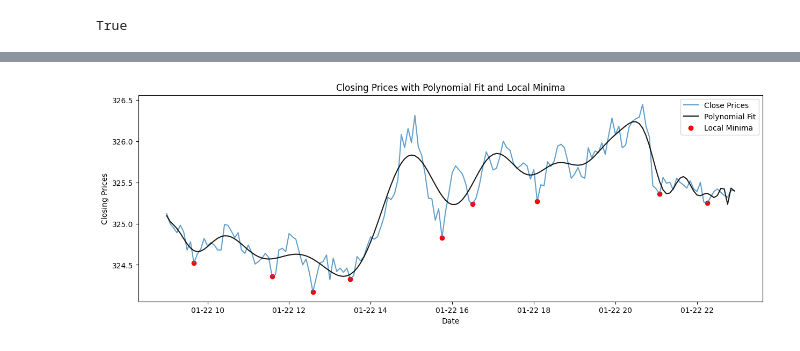
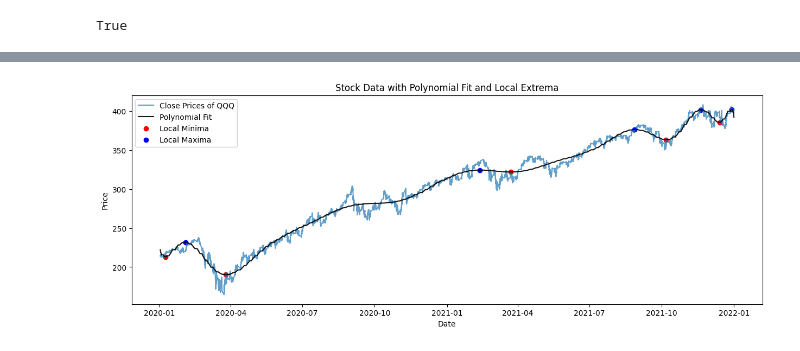
Before and after one commit to dahmadi/TheTrendIsYourFriend, a Jupyter notebook: TrendIsYourFriend.ipynb, the cells around one changed output, grey strips where cells are left out. Saved outputs shown, nothing was run; the diff lists cells and outputs as text; code cells hidden in the pictures.

```diff
--- a/TrendIsYourFriend.ipynb
+++ b/TrendIsYourFriend.ipynb
@@ -99,0 +43,17 @@ updated_ticker_data.index = pd.to_datetime(updated_ticker_data.index)
+# %%
+# Parameters for Stock Data from Alpacas
+# Establish time frame (5 minute)
+
+time_frame = "5min"
+
+# Identify what stock symbol is trading
+
+stock_symbol = "QQQ"
+
+# Identify what start date to begin data analysis
+
+start_date = pd.Timestamp("2020-01-01", tz="America/New_York").isoformat()
+
+# Identify what end date to finalize data analysis
+
+end_date = pd.Timestamp("2022-01-01", tz="America/New_York").isoformat()
@@ -100,30 +189,36 @@ updated_ticker_data.index = pd.to_datetime(updated_ticker_data.index)
 # %%
-# Plot the stock data, polynomial fit, and local minima
+# Plot data
+# Plot the stock data and identified minima
+
 plt.figure(figsize=(15, 5))
+plt.plot(stock_data.index, stock_data["close"], label='Close Prices of QQQ', alpha=0.7)
 
-# Plot the close prices
-min_length = min(len(updated_ticker_data.index), len(updated_ticker_data['close']))
-plt.plot(updated_ticker_data.index[:min_length], updated_ticker_data['close'][:min_length], label='Close Prices', alpha=0.7)
+# # Plot polynomial fit
 
-# Polynomial fit
+min_length = len(stock_data.index)
 x_data = np.arange(min_length)
-polynomial_degree = 100  # Adjust as needed
-polynomial_coefficients = np.polyfit(x_data, updated_ticker_data['close'][:min_length], polynomial_degree)
-y_polynomial = np.polyval(polynomial_coefficients, x_data)
+polynomial_coefficients_close = np.polyfit(x_data, stock_data['close'][:min_length], polynomial_degree)
+y_polynomial_close = np.polyval(polynomial_coefficients_close, x_data)
+local_poly_minima = argrelextrema(y_polynomial_close, np.less, order=5)[0]
+local_poly_maxima = argrelextrema(y_polynomial_close, np.greater, order=5)[0]
 
-# Plot the polynomial fit
-plt.plot(updated_ticker_data.index[:min_length], y_polynomial, '-', markersize=1.0, color='black', alpha=0.9, label='Polynomial Fit')
 
-# Find local minima indices using scipy's argrelextrema
-minima_indices = argrelextrema(updated_ticker_data['close'].values[:min_length], np.less, order=5)[0]
+plt.plot(stock_data.index[:min_length], y_polynomial_close, '-', markersize=1.0, color='black', alpha=0.9, label='Polynomial Fit')
 
-# Plot red dots at local minima
-plt.scatter(updated_ticker_data.index[minima_indices], updated_ticker_data['close'].iloc[minima_indices], color='red', label='Local Minima')
+# # Plot red dots at local minima and blue dots at local maxima
 
-plt.title('Closing Prices with Polynomial Fit and Local Minima')
+plt.scatter(stock_data.index[local_poly_minima], y_polynomial_close[local_poly_minima], color='red', label='Local Minima')
+plt.scatter(stock_data.index[local_poly_maxima],y_polynomial_close[local_poly_maxima], color="blue", label = "Local Maxima")
+
+# Add titles and labels
+plt.title('Stock Data with Polynomial Fit and Local Extrema')
 plt.xlabel('Date')
-plt.ylabel('Closing Prices')
+plt.ylabel('Price')
+
+# Show legend
 plt.legend()
+
+# Show the plot
 plt.show()
 # %% [output]
-[figure, old version]
+[figure, new version]
```
Also changed, not shown: parts of 23 cells of this notebook, 4 other files.
